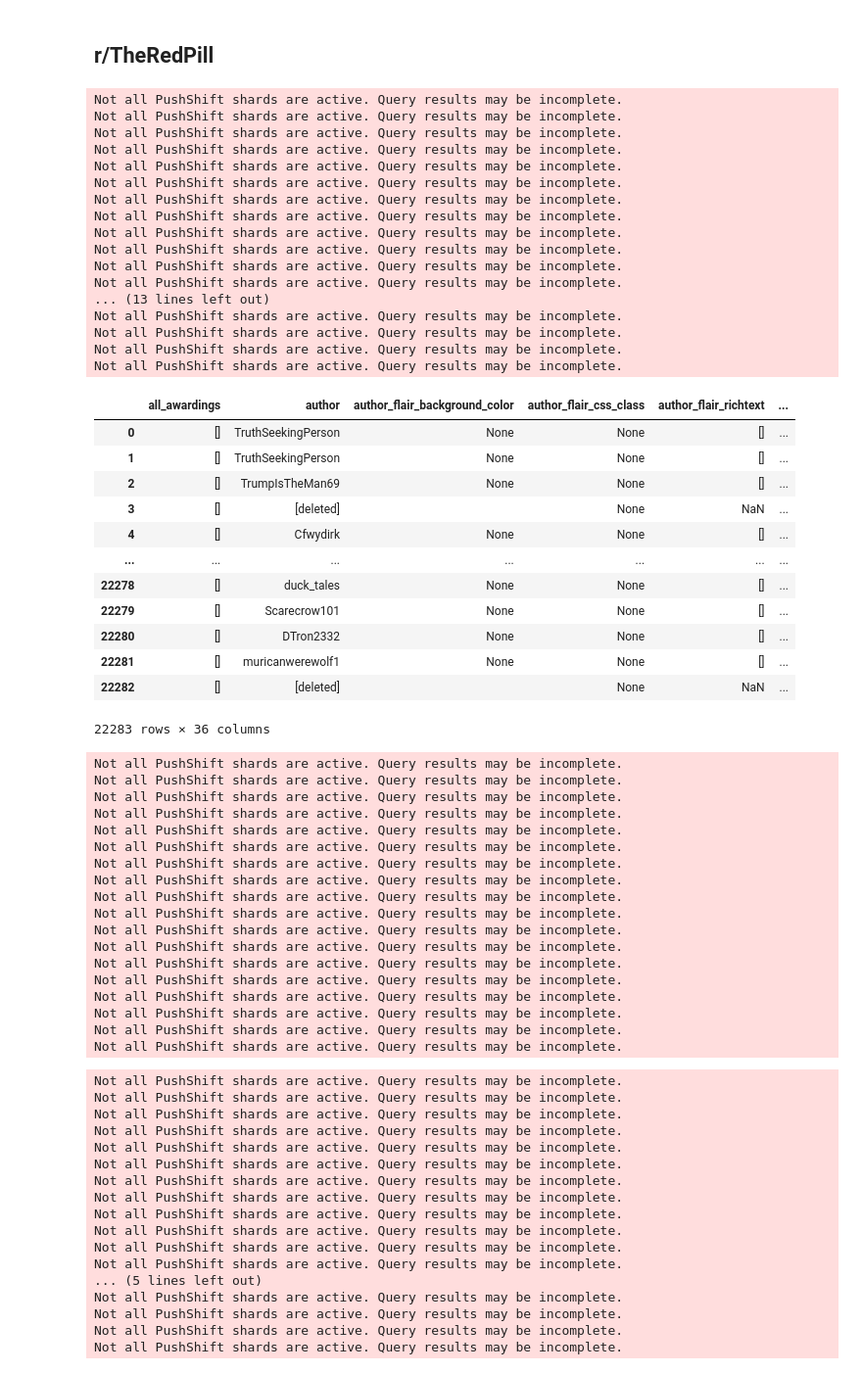
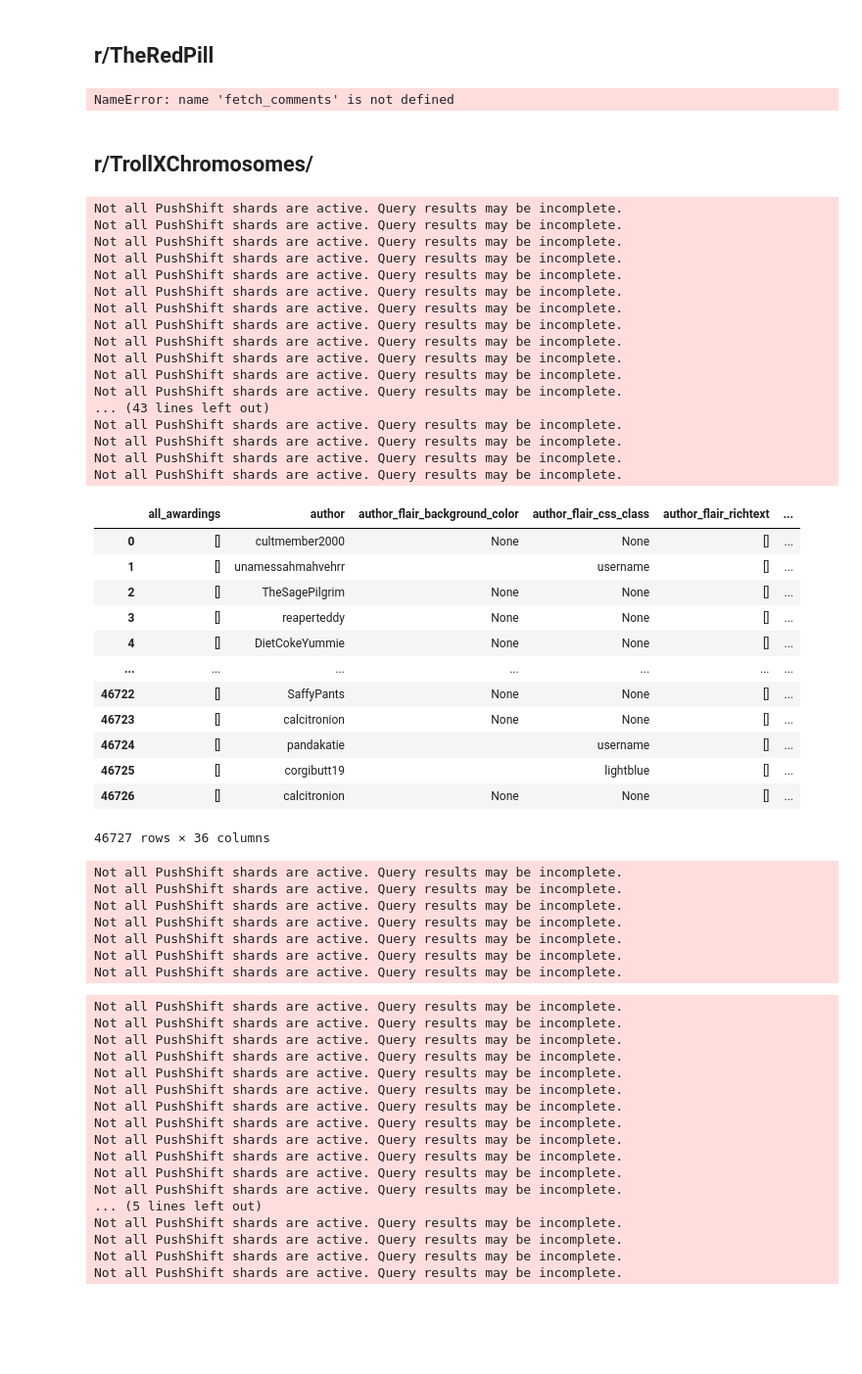
Before and after one commit to anng217/redditbots, a Jupyter notebook: pushshift.ipynb, the cells around one changed output. Shown at 98% size. Saved outputs shown, nothing was run; the diff lists cells and outputs as text; code cells hidden in the pictures; blank space fills up the shorter version.

```diff
--- a/pushshift.ipynb
+++ b/pushshift.ipynb
@@ -8,7 +8,7 @@ from pmaw import PushshiftAPI
 api = PushshiftAPI()
 import datetime as dt
 # %%
-limit = 100000
+limit = 10000000000
 # %% [markdown]
 # Function
 # %%
@@ -552,36 +552,42 @@ Not all PushShift shards are active. Query results may be incomplete.
 # %%
 fetch_comments(subr= 'TheRedPill',save_dir='./data/Control/TheRedPill.csv',year = 2019,month = 10, day = 28, duration = 30, limit = 1000000000)
 # %% [output]
-Not all PushShift shards are active. Query results may be incomplete.
-Not all PushShift shards are active. Query results may be incomplete.
-Not all PushShift shards are active. Query results may be incomplete.
-Not all PushShift shards are active. Query results may be incomplete.
-Not all PushShift shards are active. Query results may be incomplete.
-Not all PushShift shards are active. Query results may be incomplete.
-Not all PushShift shards are active. Query results may be incomplete.
-Not all PushShift shards are active. Query results may be incomplete.
-Not all PushShift shards are active. Query results may be incomplete.
-Not all PushShift shards are active. Query results may be incomplete.
-Not all PushShift shards are active. Query results may be incomplete.
-Not all PushShift shards are active. Query results may be incomplete.
-... (13 lines left out)
-Not all PushShift shards are active. Query results may be incomplete.
-Not all PushShift shards are active. Query results may be incomplete.
-Not all PushShift shards are active. Query results may be incomplete.
-Not all PushShift shards are active. Query results may be incomplete.
+NameError: name 'fetch_comments' is not defined
-|  | all_awardings | author | author_flair_background_color | author_flair_css_class | author_flair_richtext | ... |
-| 0 | [] | TruthSeekingPerson | None | None | [] | ... |
-| 1 | [] | TruthSeekingPerson | None | None | [] | ... |
-| 2 | [] | TrumpIsTheMan69 | None | None | [] | ... |
-| 3 | [] | [deleted] |  | None | NaN | ... |
-| 4 | [] | Cfwydirk | None | None | [] | ... |
-| ... | ... | ... | ... | ... | ... | ... |
-| 22278 | [] | duck_tales | None | None | [] | ... |
-| 22279 | [] | Scarecrow101 | None | None | [] | ... |
-| 22280 | [] | DTron2332 | None | None | [] | ... |
-| 22281 | [] | muricanwerewolf1 | None | None | [] | ... |
-| 22282 | [] | [deleted] |  | None | NaN | ... |
-22283 rows × 36 columns
+# %% [markdown]
+## r/TrollXChromosomes/
+# %%
+fetch_comments(subr= 'TrollXChromosomes',save_dir='./data/control-fds/trollX.csv',year = 2019,month = 10, day = 28, duration = 30, limit = 1000000000)
+# %% [output]
+Not all PushShift shards are active. Query results may be incomplete.
+Not all PushShift shards are active. Query results may be incomplete.
+Not all PushShift shards are active. Query results may be incomplete.
+Not all PushShift shards are active. Query results may be incomplete.
+Not all PushShift shards are active. Query results may be incomplete.
+Not all PushShift shards are active. Query results may be incomplete.
+Not all PushShift shards are active. Query results may be incomplete.
+Not all PushShift shards are active. Query results may be incomplete.
+Not all PushShift shards are active. Query results may be incomplete.
+Not all PushShift shards are active. Query results may be incomplete.
+Not all PushShift shards are active. Query results may be incomplete.
+Not all PushShift shards are active. Query results may be incomplete.
+... (43 lines left out)
+Not all PushShift shards are active. Query results may be incomplete.
+Not all PushShift shards are active. Query results may be incomplete.
+Not all PushShift shards are active. Query results may be incomplete.
+Not all PushShift shards are active. Query results may be incomplete.
+|  | all_awardings | author | author_flair_background_color | author_flair_css_class | author_flair_richtext | ... |
+| 0 | [] | cultmember2000 | None | None | [] | ... |
+| 1 | [] | unamessahmahvehrr |  | username | [] | ... |
+| 2 | [] | TheSagePilgrim | None | None | [] | ... |
+| 3 | [] | reaperteddy | None | None | [] | ... |
+| 4 | [] | DietCokeYummie | None | None | [] | ... |
+| ... | ... | ... | ... | ... | ... | ... |
+| 46722 | [] | SaffyPants | None | None | [] | ... |
+| 46723 | [] | calcitronion | None | None | [] | ... |
+| 46724 | [] | pandakatie |  | username | [] | ... |
+| 46725 | [] | corgibutt19 |  | lightblue | [] | ... |
+| 46726 | [] | calcitronion | None | None | [] | ... |
+46727 rows × 36 columns
 # %%
 #To take subscribers from feminism
 feminism_subm = fetch_subm(subr = "feminism", save_dir = "./data/control-fds/feminism_subsc.csv", year = 2019, month = 10, day = 28, duration = 30, limit = 100000000)
@@ -593,17 +599,6 @@ Not all PushShift shards are active. Query results may be incomplete.
 Not all PushShift shards are active. Query results may be incomplete.
 Not all PushShift shards are active. Query results may be incomplete.
 Not all PushShift shards are active. Query results may be incomplete.
-Not all PushShift shards are active. Query results may be incomplete.
-Not all PushShift shards are active. Query results may be incomplete.
-Not all PushShift shards are active. Query results may be incomplete.
-Not all PushShift shards are active. Query results may be incomplete.
-Not all PushShift shards are active. Query results may be incomplete.
-Not all PushShift shards are active. Query results may be incomplete.
-Not all PushShift shards are active. Query results may be incomplete.
-Not all PushShift shards are active. Query results may be incomplete.
-Not all PushShift shards are active. Query results may be incomplete.
-Not all PushShift shards are active. Query results may be incomplete.
-Not all PushShift shards are active. Query results may be incomplete.
 # %%
 #To take subscribers from twoX
 twoX_subm = fetch_subm(subr = "TwoXChromosomes", save_dir = "./data/control-fds/twoX_subsc.csv", year = 2019, month = 10, day = 28, duration = 30, limit = 100000000)
```
Also changed, not shown: parts of 3 cells of this notebook, 17 other files.
